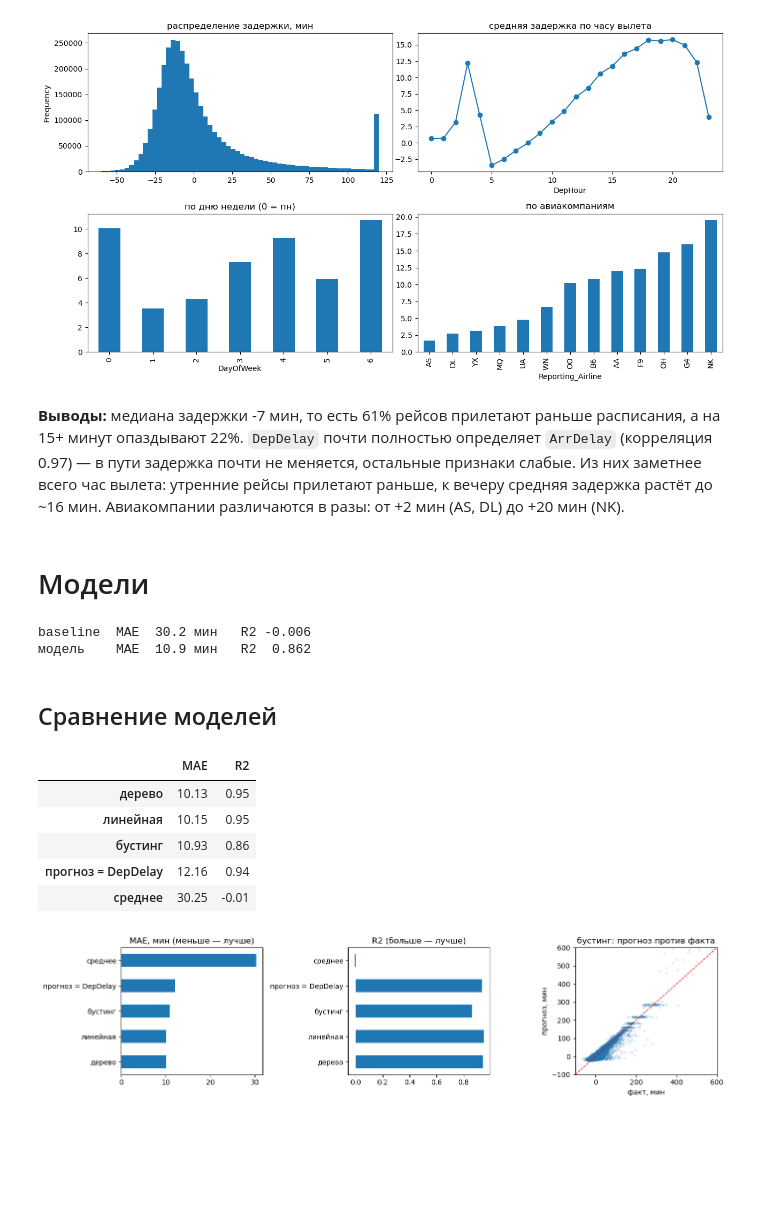
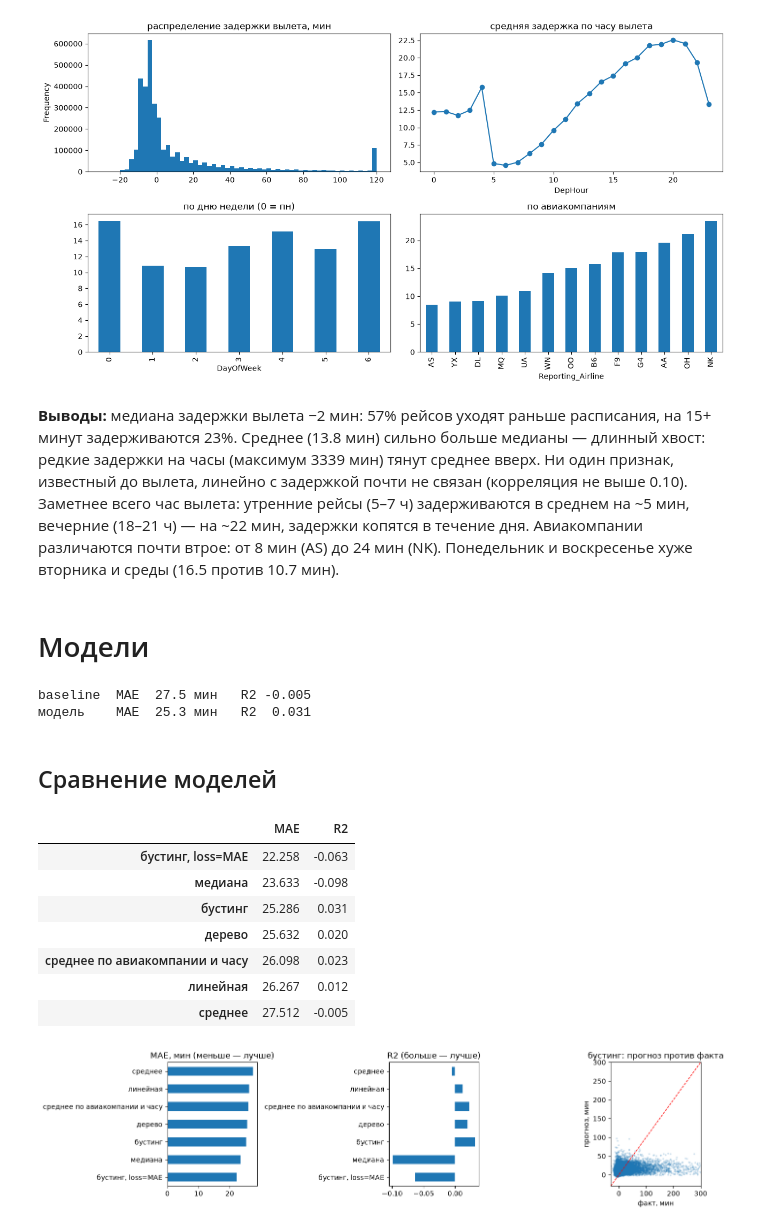
Before and after one commit to Tsezzar/Machine_Learning_Lessons, a Jupyter notebook: дз1-3.ipynb, the cells around one changed output. Cells and saved outputs as stored; diff of their text form; code cells hidden in the pictures; blank space fills up the shorter version.

```diff
--- a/дз1-3.ipynb
+++ b/дз1-3.ipynb
@@ -95,24 +108,26 @@ Name: ArrDelay, dtype: float64
 # %%
 fig, ax = plt.subplots(2, 2, figsize=(13, 7))
 
-df.ArrDelay.clip(-60, 120).plot.hist(bins=60, ax=ax[0, 0], title="распределение задержки, мин")
-df.groupby("DepHour").ArrDelay.mean().plot(ax=ax[0, 1], marker="o", title="средняя задержка по часу вылета")
-df.groupby("DayOfWeek").ArrDelay.mean().plot.bar(ax=ax[1, 0], title="по дню недели (0 = пн)")
-df.groupby("Reporting_Airline").ArrDelay.mean().sort_values().plot.bar(ax=ax[1, 1], title="по авиакомпаниям")
+df.DepDelay.clip(-30, 120).plot.hist(bins=60, ax=ax[0, 0], title="распределение задержки вылета, мин")
+df.groupby("DepHour").DepDelay.mean().plot(ax=ax[0, 1], marker="o", title="средняя задержка по часу вылета")
+df.groupby("DayOfWeek").DepDelay.mean().plot.bar(ax=ax[1, 0], title="по дню недели (0 = пн)")
+df.groupby("Reporting_Airline").DepDelay.mean().sort_values().plot.bar(ax=ax[1, 1], title="по авиакомпаниям")
 
 plt.tight_layout()
 plt.show()
 # %% [output]
-[figure, old version]
+[figure, new version]
 # %% [markdown]
-**Выводы:** медиана задержки -7 мин, то есть 61% рейсов прилетают раньше расписания, а на 15+ минут опаздывают 22%.
-`DepDelay` почти полностью определяет `ArrDelay` (корреляция 0.97) — в пути задержка почти не меняется, остальные признаки слабые.
-Из них заметнее всего час вылета: утренние рейсы прилетают раньше, к вечеру средняя задержка растёт до ~16 мин.
-Авиакомпании различаются в разы: от +2 мин (AS, DL) до +20 мин (NK).
+**Выводы:** медиана задержки вылета −2 мин: 57% рейсов уходят раньше расписания, на 15+ минут задерживаются 23%.
+Среднее (13.8 мин) сильно больше медианы — длинный хвост: редкие задержки на часы (максимум 3339 мин) тянут среднее вверх.
+Ни один признак, известный до вылета, линейно с задержкой почти не связан (корреляция не выше 0.10).
+Заметнее всего час вылета: утренние рейсы (5–7 ч) задерживаются в среднем на ~5 мин, вечерние (18–21 ч) — на ~22 мин, задержки копятся в течение дня.
+Авиакомпании различаются почти втрое: от 8 мин (AS) до 24 мин (NK). Понедельник и воскресенье хуже вторника и среды (16.5 против 10.7 мин).
 # %% [markdown]
 # Модели
 # %%
-F = ["DepDelay", "Month", "DayOfWeek", "DepHour", "Distance", "CRSElapsedTime",
+# в признаках только то, что известно до вылета: расписание, маршрут, авиакомпания
+F = ["Month", "DayOfWeek", "DepHour", "Distance", "CRSElapsedTime",
      "Reporting_Airline", "Origin", "Dest"]
 
 df = pd.read_pickle("flights_2026.pkl")
@@ -122,15 +137,15 @@ for c in ["Reporting_Airline", "Origin", "Dest"]:
 train = df[df.FlightDate < "2026-06-01"]
 test = df[df.FlightDate >= "2026-06-01"]
 
-base = DummyRegressor().fit(train[F], train.ArrDelay)
-m = HistGradientBoostingRegressor(max_iter=300, random_state=0).fit(train[F], train.ArrDelay)
+base = DummyRegressor().fit(train[F], train.DepDelay)
+m = HistGradientBoostingRegressor(max_iter=300, random_state=0).fit(train[F], train.DepDelay)
 
 for name, p in [("baseline", base.predict(test[F])), ("модель", m.predict(test[F]))]:
-    print(f"{name:9} MAE {mean_absolute_error(test.ArrDelay, p):5.1f} мин   "
-          f"R2 {r2_score(test.ArrDelay, p):6.3f}")
+    print(f"{name:9} MAE {mean_absolute_error(test.DepDelay, p):5.1f} мин   "
+          f"R2 {r2_score(test.DepDelay, p):6.3f}")
 # %% [output]
-baseline  MAE  30.2 мин   R2 -0.006
-модель    MAE  10.9 мин   R2  0.862
+baseline  MAE  27.5 мин   R2 -0.005
+модель    MAE  25.3 мин   R2  0.031
 # %% [markdown]
 ## Сравнение моделей
 # %%
@@ -138,37 +153,47 @@ import numpy as np
 from sklearn.linear_model import LinearRegression
 from sklearn.tree import DecisionTreeRegressor
 
-preds = {"прогноз = DepDelay": test.DepDelay.values, "бустинг": m.predict(test[F])}
+# эвристика без модели: средняя задержка этой авиакомпании в этот час по обучающим месяцам
+g = train.groupby(["Reporting_Airline", "DepHour"]).DepDelay.mean().rename("p")
+heur = test.join(g, on=["Reporting_Airline", "DepHour"]).p.fillna(train.DepDelay.mean())
+
+preds = {"среднее по авиакомпании и часу": heur.values, "бустинг": m.predict(test[F])}
 for name, est in [("среднее", DummyRegressor()),
+                  ("медиана", DummyRegressor(strategy="median")),
                   ("линейная", LinearRegression()),
-                  ("дерево", DecisionTreeRegressor(max_depth=8, random_state=0))]:
-    preds[name] = est.fit(train[F], train.ArrDelay).predict(test[F])
+                  ("дерево", DecisionTreeRegressor(max_depth=8, random_state=0)),
+                  # метрика — MAE, а обычный бустинг учится на квадрате ошибки и тянет прогноз к среднему
+                  ("бустинг, loss=MAE", HistGradientBoostingRegressor(loss="absolute_error",
+                                                                     max_iter=300, random_state=0))]:
+    preds[name] = est.fit(train[F], train.DepDelay).predict(test[F])
 
-res = pd.DataFrame({n: {"MAE": mean_absolute_error(test.ArrDelay, p),
-                        "R2": r2_score(test.ArrDelay, p)} for n, p in preds.items()}).T
+res = pd.DataFrame({n: {"MAE": mean_absolute_error(test.DepDelay, p),
+                        "R2": r2_score(test.DepDelay, p)} for n, p in preds.items()}).T
 res = res.sort_values("MAE")
-res.round(2)
+res.round(3)
 # %% [output]
 |  | MAE | R2 |
-| дерево | 10.13 | 0.95 |
-| линейная | 10.15 | 0.95 |
-| бустинг | 10.93 | 0.86 |
-| прогноз = DepDelay | 12.16 | 0.94 |
-| среднее | 30.25 | -0.01 |
+| бустинг, loss=MAE | 22.258 | -0.063 |
+| медиана | 23.633 | -0.098 |
+| бустинг | 25.286 | 0.031 |
+| дерево | 25.632 | 0.020 |
+| среднее по авиакомпании и часу | 26.098 | 0.023 |
+| линейная | 26.267 | 0.012 |
+| среднее | 27.512 | -0.005 |
 # %%
 fig, ax = plt.subplots(1, 3, figsize=(14, 3.5))
 
 res.MAE.plot.barh(ax=ax[0], title="MAE, мин (меньше — лучше)")
 res.R2.plot.barh(ax=ax[1], title="R2 (больше — лучше)")
 
 i = np.random.default_rng(0).choice(len(test), 15000, replace=False)
-ax[2].scatter(test.ArrDelay.values[i], preds["бустинг"][i], s=3, alpha=0.15)
-ax[2].plot([-100, 600], [-100, 600], "r--", lw=1)
+ax[2].scatter(test.DepDelay.values[i], preds["бустинг"][i], s=3, alpha=0.15)
+ax[2].plot([-30, 300], [-30, 300], "r--", lw=1)
 ax[2].set(title="бустинг: прогноз против факта", xlabel="факт, мин", ylabel="прогноз, мин",
-          xlim=(-100, 600), ylim=(-100, 600))
+          xlim=(-30, 300), ylim=(-30, 300))
 
 plt.tight_layout()
 plt.show()
 # %% [output]
-[figure, old version]
+[figure, new version]
 # %% [markdown]
```
Also changed, not shown: parts of 10 cells of this notebook, 1 other file.
